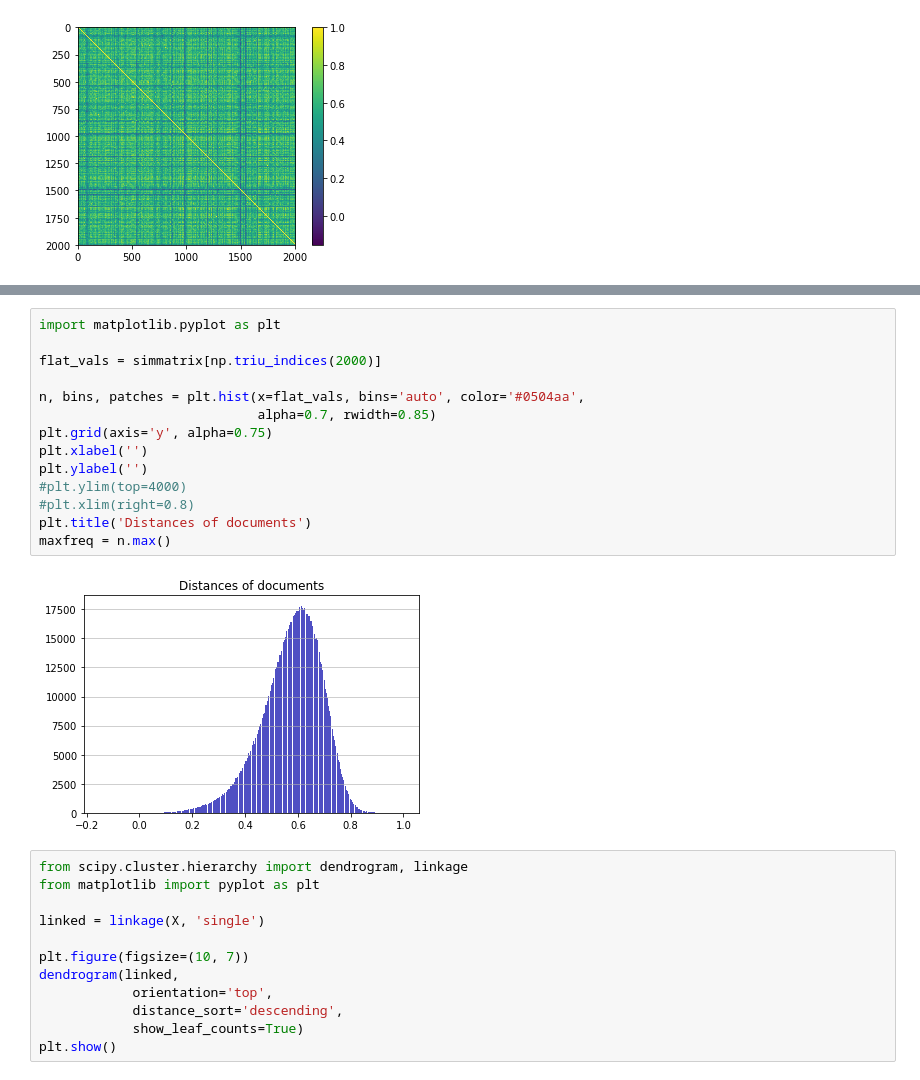
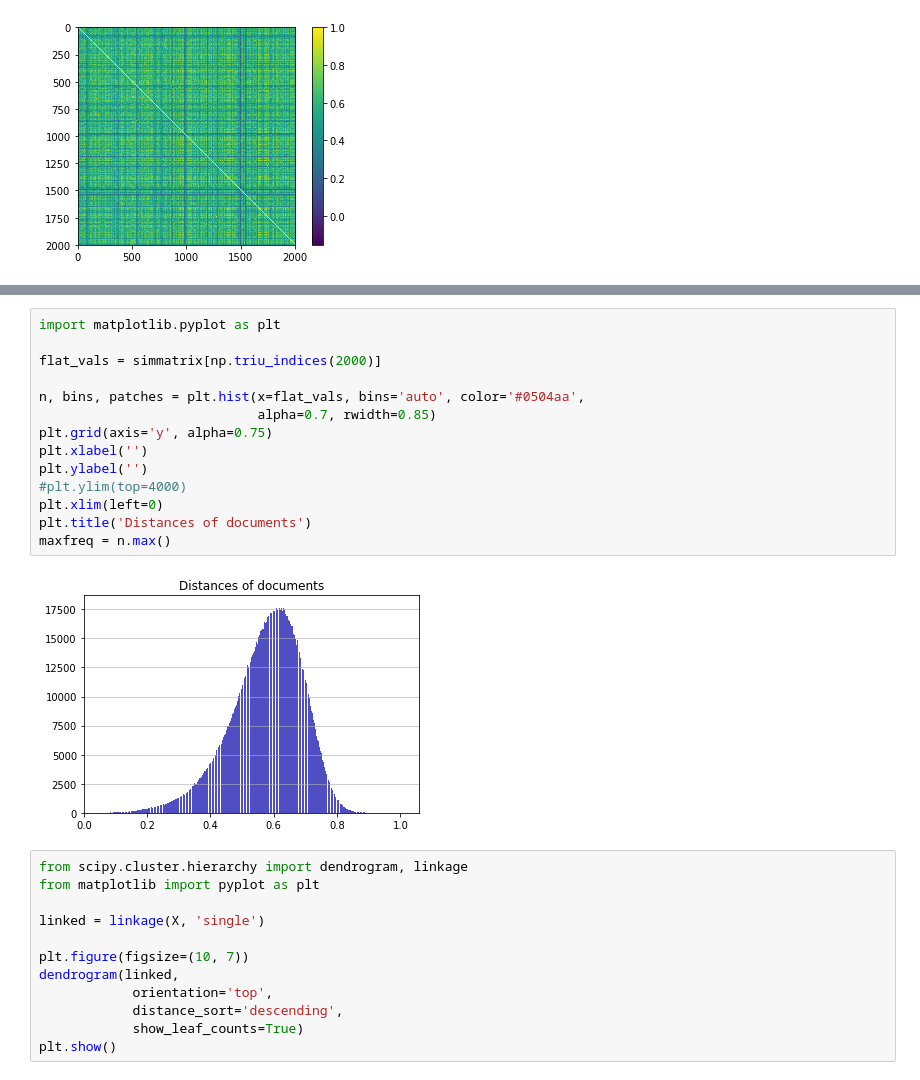
Before and after one commit to ecsplendid/news-event-feed, a Jupyter notebook: NLP/BBC Tim NLP.ipynb, the cells around one changed output, grey strips where cells are left out. Cells and saved outputs as stored; diff of their text form.

```diff
--- a/NLP/BBC Tim NLP.ipynb
+++ b/NLP/BBC Tim NLP.ipynb
@@ -138,19 +128,19 @@ list( np.argwhere(np.logical_and( simmatrix >0, simmatrix < 0.3 ))) \
 # %%
 import matplotlib.pyplot as plt
 
 flat_vals = simmatrix[np.triu_indices(2000)]
 
 n, bins, patches = plt.hist(x=flat_vals, bins='auto', color='#0504aa',
                             alpha=0.7, rwidth=0.85)
 plt.grid(axis='y', alpha=0.75)
 plt.xlabel('')
 plt.ylabel('')
 #plt.ylim(top=4000)
-#plt.xlim(right=0.8)
+plt.xlim(left=0)
 plt.title('Distances of documents')
 maxfreq = n.max()
 # %% [output]
-[figure, old version]
+[figure, new version]
 # %%
 from scipy.cluster.hierarchy import dendrogram, linkage
 from matplotlib import pyplot as plt
```
Also changed, not shown: parts of 3 cells of this notebook.
